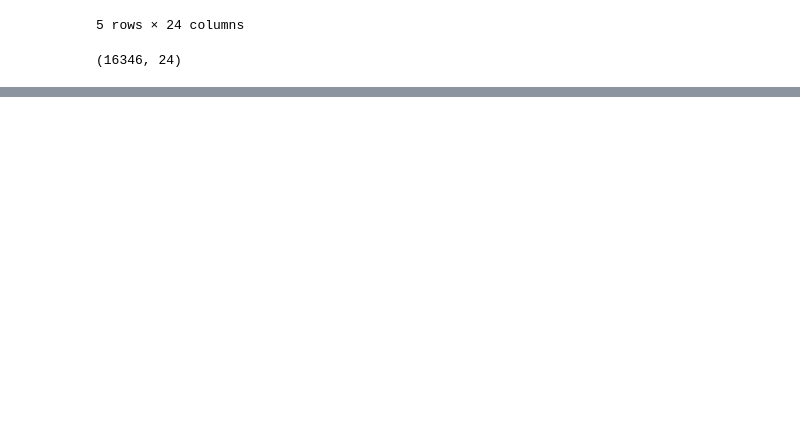
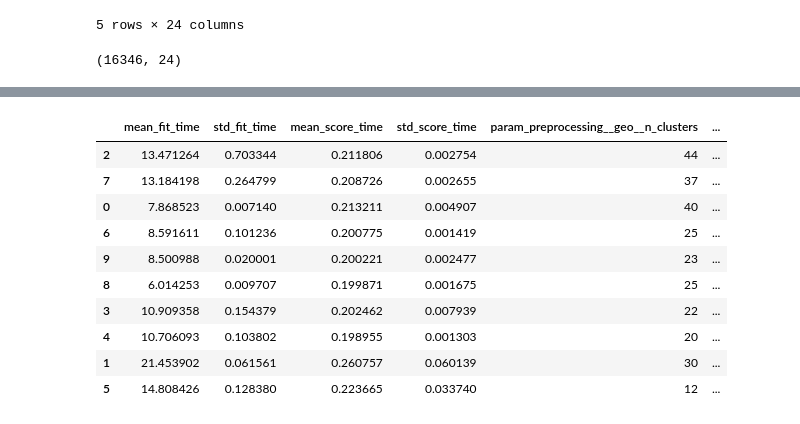
Before and after one commit to hassin070/hands_on_ML_, a Jupyter notebook: chapter_2.ipynb, the cells around one changed output, grey strips where cells are left out. Cells and saved outputs as stored; diff of their text form; code cells hidden in the pictures; blank space fills up the shorter version.

```diff
--- a/chapter_2.ipynb
+++ b/chapter_2.ipynb
@@ -720,0 +770,5 @@ housing_prepared.shape
+# %%
+from sklearn.tree import DecisionTreeRegressor
+tree_regressor = make_pipeline(preprocessing, DecisionTreeRegressor(random_state=42))
+tree_regressor.fit(housing, housing_labels)
+tree_predict = tree_regressor.predict(housing)
@@ -720,0 +810,6 @@ housing_prepared.shape
+# %%
+from sklearn.ensemble import RandomForestRegressor
+forest_reg = make_pipeline(preprocessing, RandomForestRegressor(random_state=42))
+forest_reg.fit(housing, housing_labels)
+forest_rmse = -cross_val_score(forest_reg, housing, housing_labels, scoring= 'neg_root_mean_squared_error', cv=10)
+pd.DataFrame(forest_rmse).describe().round(2)
@@ -720,0 +838,19 @@ housing_prepared.shape
+# %%
+from sklearn.model_selection import GridSearchCV
+from sklearn.pipeline import Pipeline
+
+## use Pipeline instead of make_pipeline because you need named steps to
+# specify hyperparameters in the parameter grid.
+
+full_pipeline = Pipeline([
+    ('preprocessing', processing),
+    ('random_forest',RandomForestRegressor(random_state=42))
+    ])
+param_grid = [
+    {'preprocessing__geo__n_clusters': [5,10,12],
+     'random_forest__max_features': [4,6,8]},
+     {'preprocessing__geo__n_clusters': [8, 12],
+      'random_forest__max_features' : [3, 5, 8] }
+]
+grid_search = GridSearchCV(full_pipeline, param_grid, cv=3, scoring='neg_root_mean_squared_error')
+grid_search.fit(housing, housing_labels)
@@ -720,0 +930,12 @@ housing_prepared.shape
+# %%
+from sklearn.experimental import enable_halving_search_cv
+from sklearn.model_selection import HalvingGridSearchCV, RandomizedSearchCV
+from sklearn.model_selection import RandomizedSearchCV
+from scipy.stats import randint
+
+param_rand = { 'preprocessing__geo__n_clusters': randint(low=2, high=50),
+                'random_forest__max_features': randint(low=2, high=18)
+            }
+rand_search = RandomizedSearchCV(full_pipeline, param_rand, n_iter=10, cv=3,
+                                 scoring = 'neg_root_mean_squared_error', random_state=42)
+rand_search.fit(housing, housing_labels)
@@ -720,0 +959,15 @@ housing_prepared.shape
+# %%
+cv_res= pd.DataFrame(rand_search.cv_results_)
+cv_res.sort_values(by = 'mean_test_score', ascending=False)
+# %% [output]
+|  | mean_fit_time | std_fit_time | mean_score_time | std_score_time | param_preprocessing__geo__n_clusters | ... |
+| 2 | 13.471264 | 0.703344 | 0.211806 | 0.002754 | 44 | ... |
+| 7 | 13.184198 | 0.264799 | 0.208726 | 0.002655 | 37 | ... |
+| 0 | 7.868523 | 0.007140 | 0.213211 | 0.004907 | 40 | ... |
+| 6 | 8.591611 | 0.101236 | 0.200775 | 0.001419 | 25 | ... |
+| 9 | 8.500988 | 0.020001 | 0.200221 | 0.002477 | 23 | ... |
+| 8 | 6.014253 | 0.009707 | 0.199871 | 0.001675 | 25 | ... |
+| 3 | 10.909358 | 0.154379 | 0.202462 | 0.007939 | 22 | ... |
+| 4 | 10.706093 | 0.103802 | 0.198955 | 0.001303 | 20 | ... |
+| 1 | 21.453902 | 0.061561 | 0.260757 | 0.060139 | 30 | ... |
+| 5 | 14.808426 | 0.128380 | 0.223665 | 0.033740 | 12 | ... |
```
Also changed, not shown: parts of 34 cells of this notebook.
